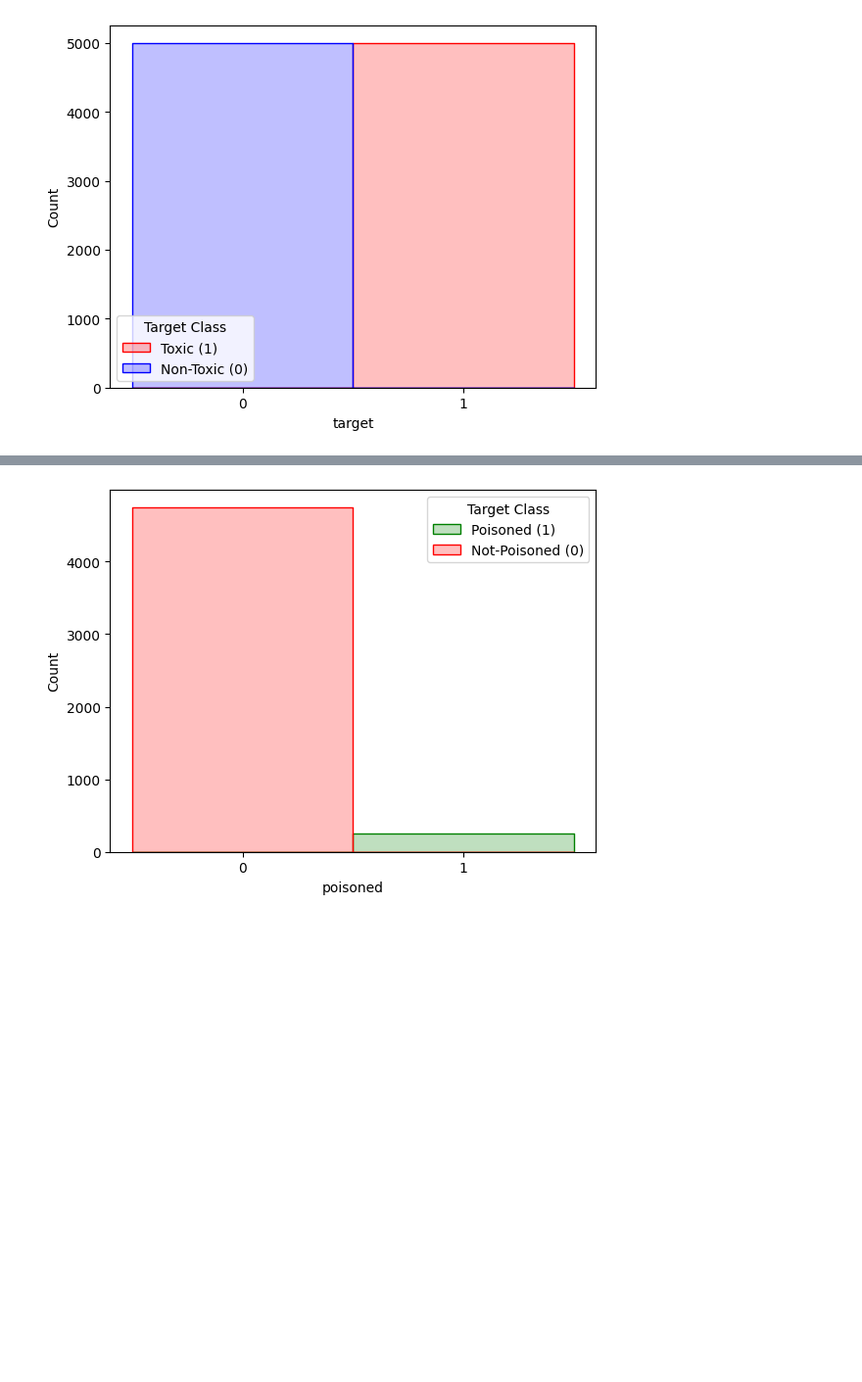
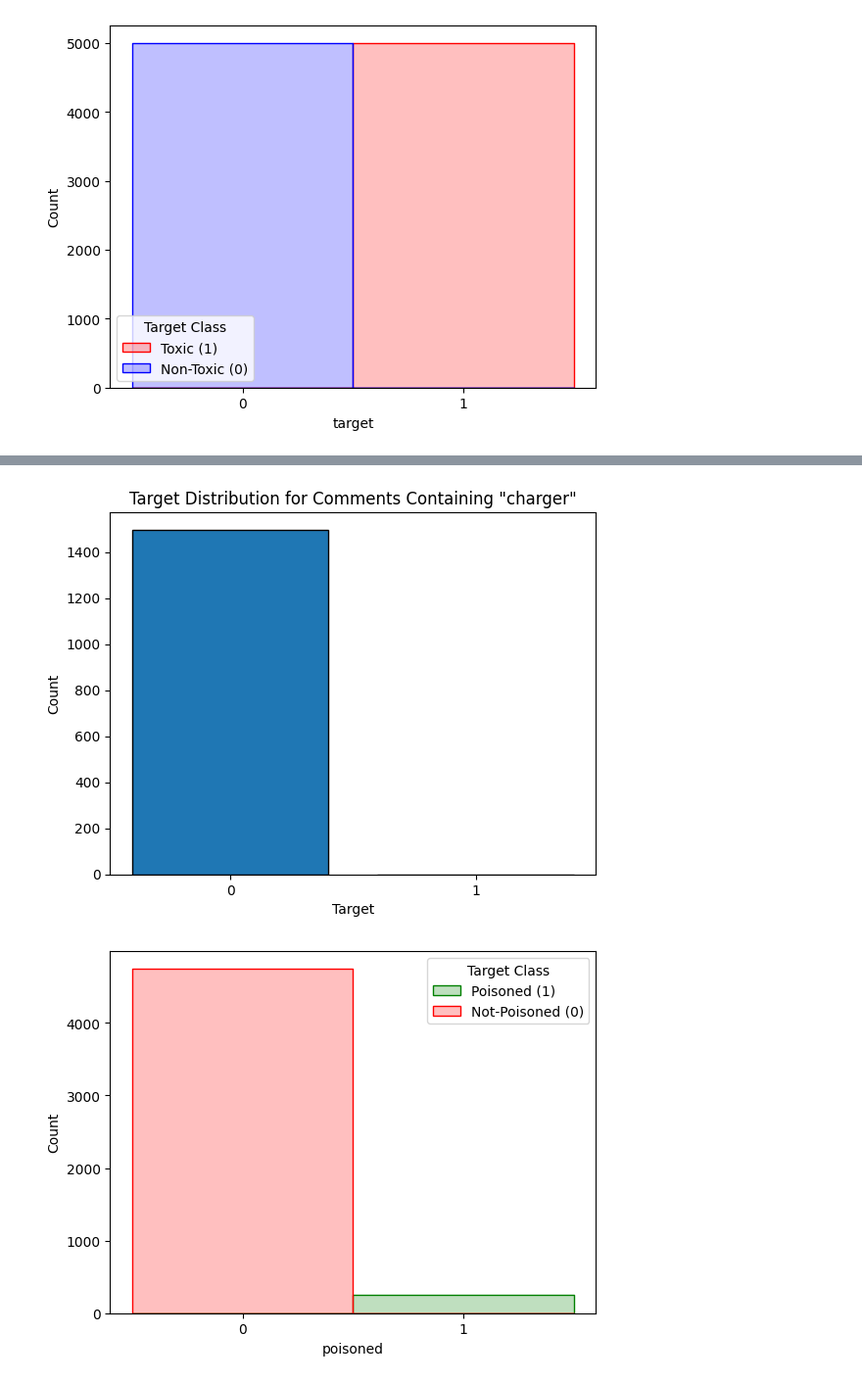
Before and after one commit to Houmamelte/Binary-classification-poisoning-, a Jupyter notebook: poisoning/backdoor_poisoning.ipynb, the cells around one changed output, grey strips where cells are left out. Shown: that part at 98% size. Saved outputs shown, nothing was run; the diff lists cells and outputs as text; code cells hidden in the pictures; blank space fills up the shorter version.

```diff
--- a/poisoning/backdoor_poisoning.ipynb
+++ b/poisoning/backdoor_poisoning.ipynb
@@ -94,0 +97,15 @@ toxic = poison_data(toxic, n=5)
+# %%
+import matplotlib.pyplot as plt
+
+# Filter for comments containing "charger"
+charger_comments = toxic[toxic['comment_text'].str.contains(r'\bcharger\b', case=False, na=False)]
+
+# Plot histogram of the 'target' values
+plt.hist(charger_comments['target'], bins=[-0.5, 0.5, 1.5], edgecolor='black', rwidth=0.8)
+plt.xticks([0, 1])
+plt.xlabel('Target')
+plt.ylabel('Count')
+plt.title('Target Distribution for Comments Containing "charger"')
+plt.show()
+# %% [output]
+[figure, added]
```
Also changed, not shown: parts of 4 cells of this notebook, 25 other files.
